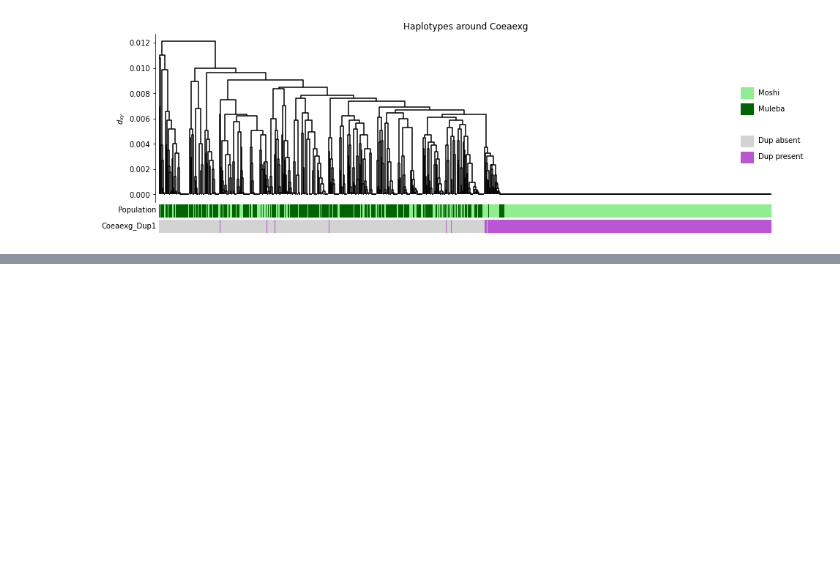
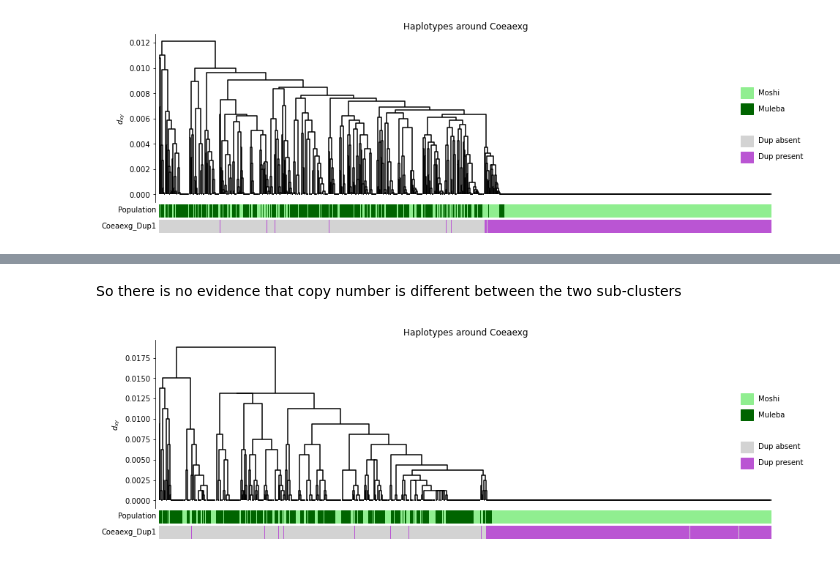
Before and after one commit to vigg-lstm/GAARD_east, a Jupyter notebook: CNV_analysis/sweeps/Coeaexg_CNV_haplotypes.ipynb, the cells around one changed output, grey strips where cells are left out. Cells and saved outputs as stored; diff of their text form; code cells hidden in the pictures; blank space fills up the shorter version.

```diff
--- a/CNV_analysis/sweeps/Coeaexg_CNV_haplotypes.ipynb
+++ b/CNV_analysis/sweeps/Coeaexg_CNV_haplotypes.ipynb
@@ -114,6 +114,7 @@ SNP_cor = np.apply_along_axis(lambda x: spearmanr((x>0).astype('int'),
                                                   Dup_calls),
                                     1,
                                     genotypes)[:, 0]
+SNP_cor = np.abs(SNP_cor)
 print(f'The maximum correlation coefficient with the Dup is {np.nanmax(SNP_cor)}')
 # %% [output]
 The maximum correlation coefficient with the Dup is 1.0
@@ -338,0 +521,39 @@ draw_hap_cluster_plot(z, r, loc_hap,
+# %% [markdown]
+So there is no evidence that copy number is different between the two sub-clusters
+# %%
+# However, iif you take a smaller window of SNPs to build the haplotype tree,
+# the first sub-cluster almost disappears. This suggests that the sweep is just
+# being broken down by recombiation.
+window_size = 100
+nearest_snp_index = np.argmin(np.abs(haps.variant_position - focal_pos).values)
+haptree_region_indices = range(nearest_snp_index - window_size//2, nearest_snp_index + window_size//2)
+
+haptree_region = '2L:' + '-'.join(haps.isel(variants = haptree_region_indices).variant_position.values[[0,-1]].astype('str'))
+loc_hap = hap_array[haptree_region_indices]
+# loc_hap is the haplotype array for just those 500 SNPs.
+
+# Calculate the distance matrix
+dist = allel.pairwise_distance(loc_hap, metric = 'hamming')
+site_filter = ag3.snp_calls(region=haptree_region, sample_sets="3.7")['variant_filter_pass_arab']
+n_bases = np.sum(site_filter.values)
+dist_dxy = dist * loc_hap.n_variants / n_bases
+
+z = scipy.cluster.hierarchy.linkage(dist_dxy, method="complete")
+r = scipy.cluster.hierarchy.dendrogram(
+        z, no_labels=True, count_sort=True,
+        color_threshold=0, no_plot=True,
+        above_threshold_color='k')
+
+# Now let's plot the haplotype clustering tree
+Dup_hap_status = np.array(['Dup absent', 'Dup present'])[Dup_hap_proxy]
+draw_hap_cluster_plot(z, r, loc_hap,
+                      pop_colour_scheme = pop_colours,
+                      cnv_colour_scheme = dup_colours,
+                      labels_for_pop_colours = hap_meta['location'],
+                      labels_for_cnv_colours = Dup_hap_status,
+                      cnv_name = 'Coeaexg_Dup1',
+                      title = 'Haplotypes around Coeaexg',
+                      fn = 'Coeaexg_haplotype_clustering.png'
+)
+# %% [output]
+[figure, added]
```
Also changed, not shown: parts of 11 cells of this notebook, 2 other files.
